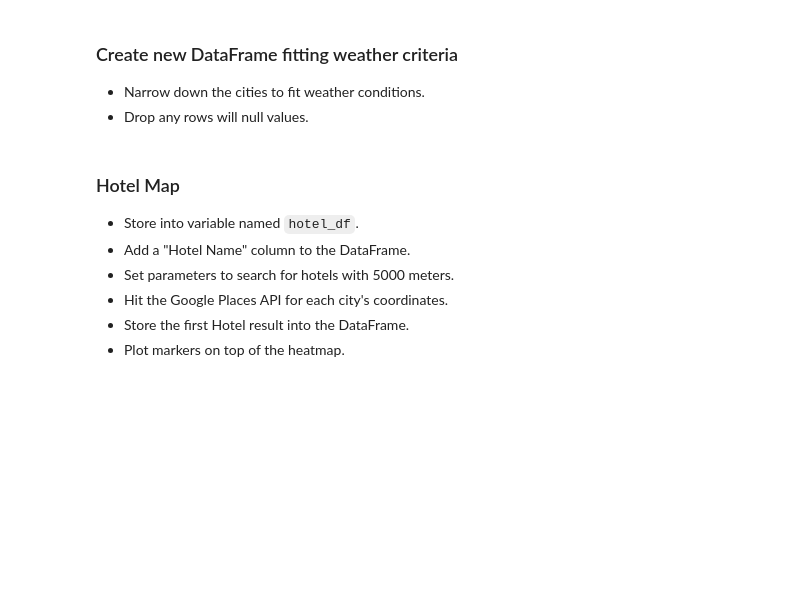
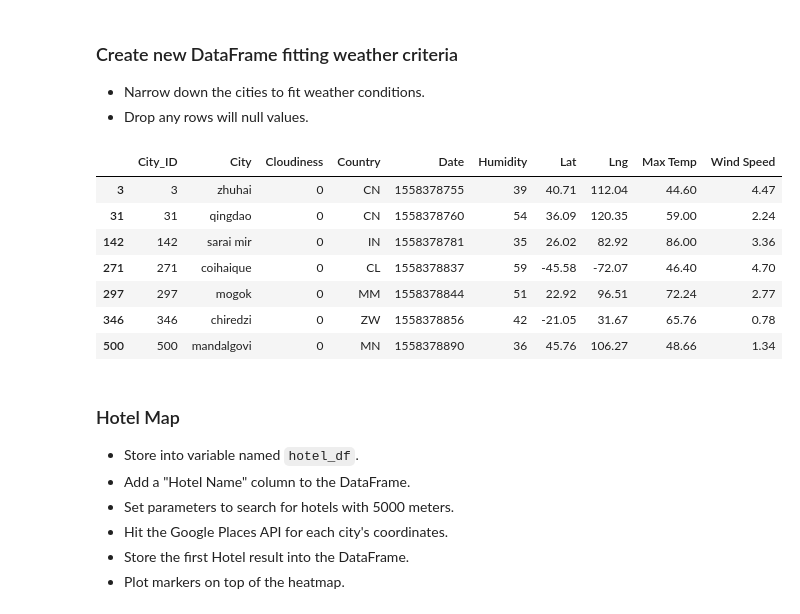
Before and after one commit to MersedehSP/Python_API_Challenge, a Jupyter notebook: starter_code/VacationPy.ipynb, the cells around one changed output. Drawn from its saved outputs; the diff is of its cells as text; code cells hidden in the pictures; blank space fills up the shorter version.

```diff
--- a/starter_code/VacationPy.ipynb
+++ b/starter_code/VacationPy.ipynb
@@ -65,6 +65,19 @@ fig
 ### Create new DataFrame fitting weather criteria
 * Narrow down the cities to fit weather conditions.
 * Drop any rows will null values.
+# %%
+#humidity below 60 and wind speed below 5  this is not working??????
+new_df = corrected_data_df[(corrected_data_df["Cloudiness"] == 0) & (corrected_data_df["Wind Speed"] <= 5) & (corrected_data_df["Humidity"] <= 60)].dropna()
+new_df
+# %% [output]
+|  | City_ID | City | Cloudiness | Country | Date | Humidity | Lat | Lng | Max Temp | Wind Speed |
+| 3 | 3 | zhuhai | 0 | CN | 1558378755 | 39 | 40.71 | 112.04 | 44.60 | 4.47 |
+| 31 | 31 | qingdao | 0 | CN | 1558378760 | 54 | 36.09 | 120.35 | 59.00 | 2.24 |
+| 142 | 142 | sarai mir | 0 | IN | 1558378781 | 35 | 26.02 | 82.92 | 86.00 | 3.36 |
+| 271 | 271 | coihaique | 0 | CL | 1558378837 | 59 | -45.58 | -72.07 | 46.40 | 4.70 |
+| 297 | 297 | mogok | 0 | MM | 1558378844 | 51 | 22.92 | 96.51 | 72.24 | 2.77 |
+| 346 | 346 | chiredzi | 0 | ZW | 1558378856 | 42 | -21.05 | 31.67 | 65.76 | 0.78 |
+| 500 | 500 | mandalgovi | 0 | MN | 1558378890 | 36 | 45.76 | 106.27 | 48.66 | 1.34 |
 # %% [markdown]
 ### Hotel Map
 * Store into variable named `hotel_df`.
```
Also changed, not shown: parts of 3 cells of this notebook.
